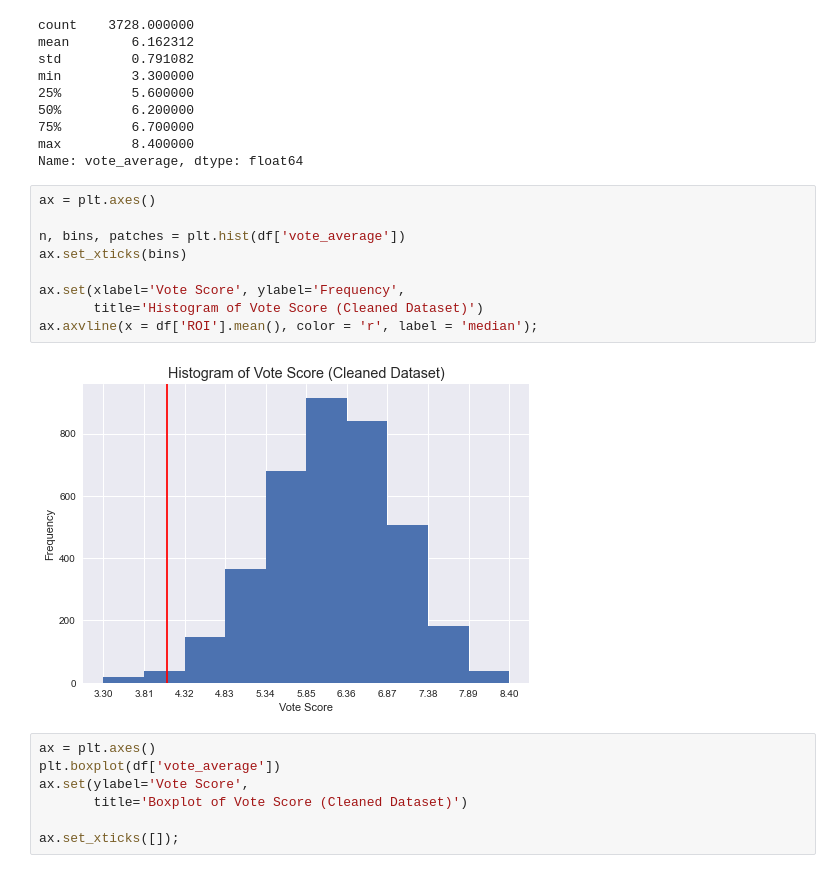
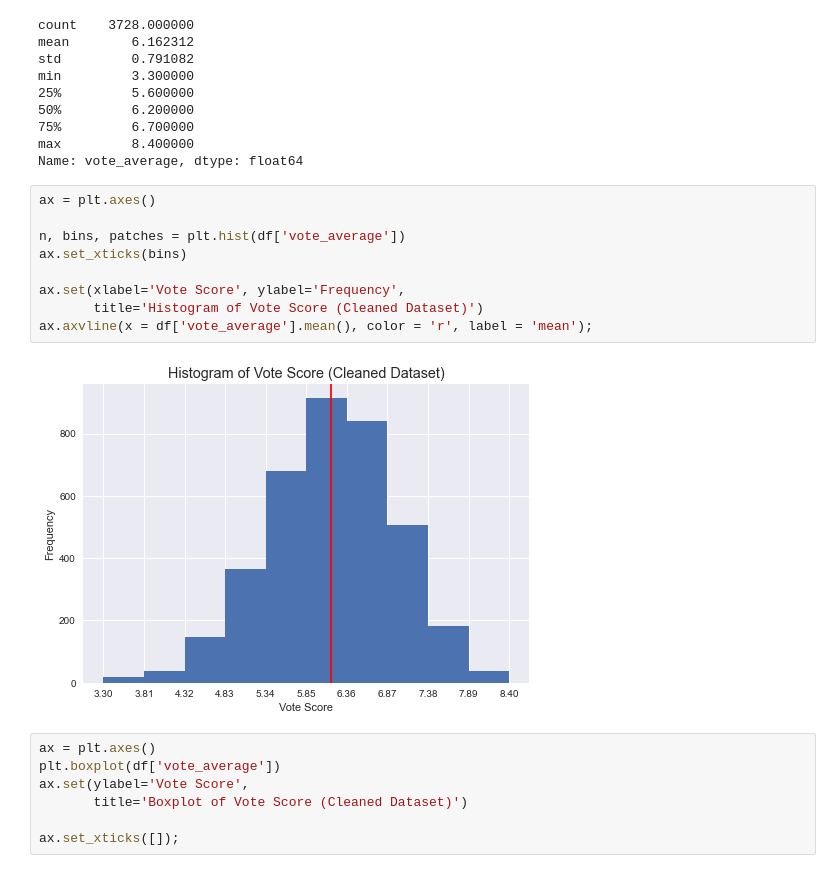
Before and after one commit to jisooleeworks/blog-code, a Jupyter notebook: tmdb_post.ipynb, the cells around one changed output. Cells and saved outputs as stored; diff of their text form.

```diff
--- a/tmdb_post.ipynb
+++ b/tmdb_post.ipynb
@@ -711,14 +710,14 @@ Name: vote_average, dtype: float64
 # %%
 ax = plt.axes()
 
 n, bins, patches = plt.hist(df['vote_average'])
 ax.set_xticks(bins)
 
 ax.set(xlabel='Vote Score', ylabel='Frequency',
        title='Histogram of Vote Score (Cleaned Dataset)')
-ax.axvline(x = df['ROI'].mean(), color = 'r', label = 'median');
+ax.axvline(x = df['vote_average'].mean(), color = 'r', label = 'mean');
 # %% [output]
-[figure, old version]
+[figure, new version]
 # %%
 ax = plt.axes()
 plt.boxplot(df['vote_average'])
```
Also changed, not shown: parts of 1 cell of this notebook.
